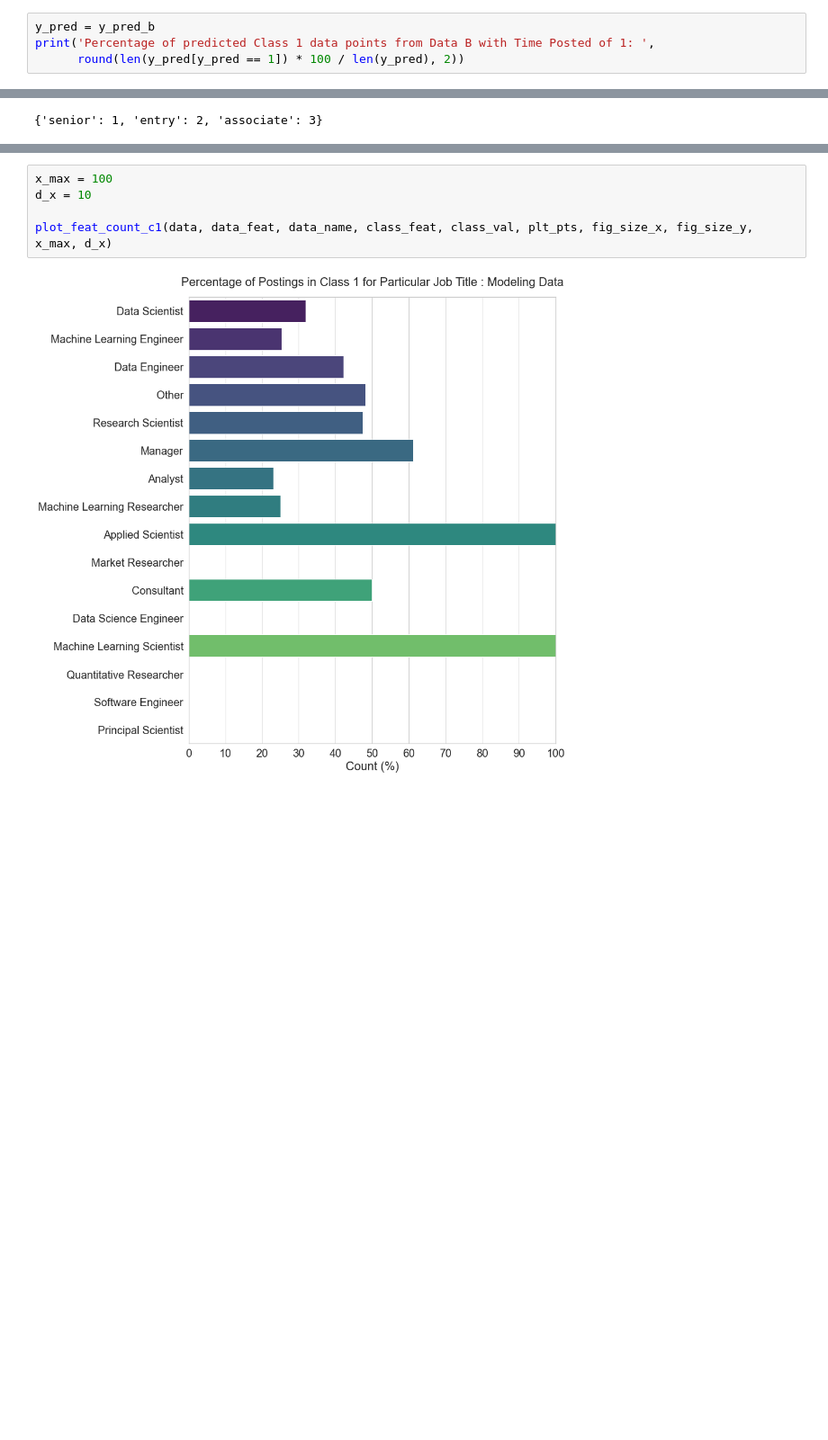
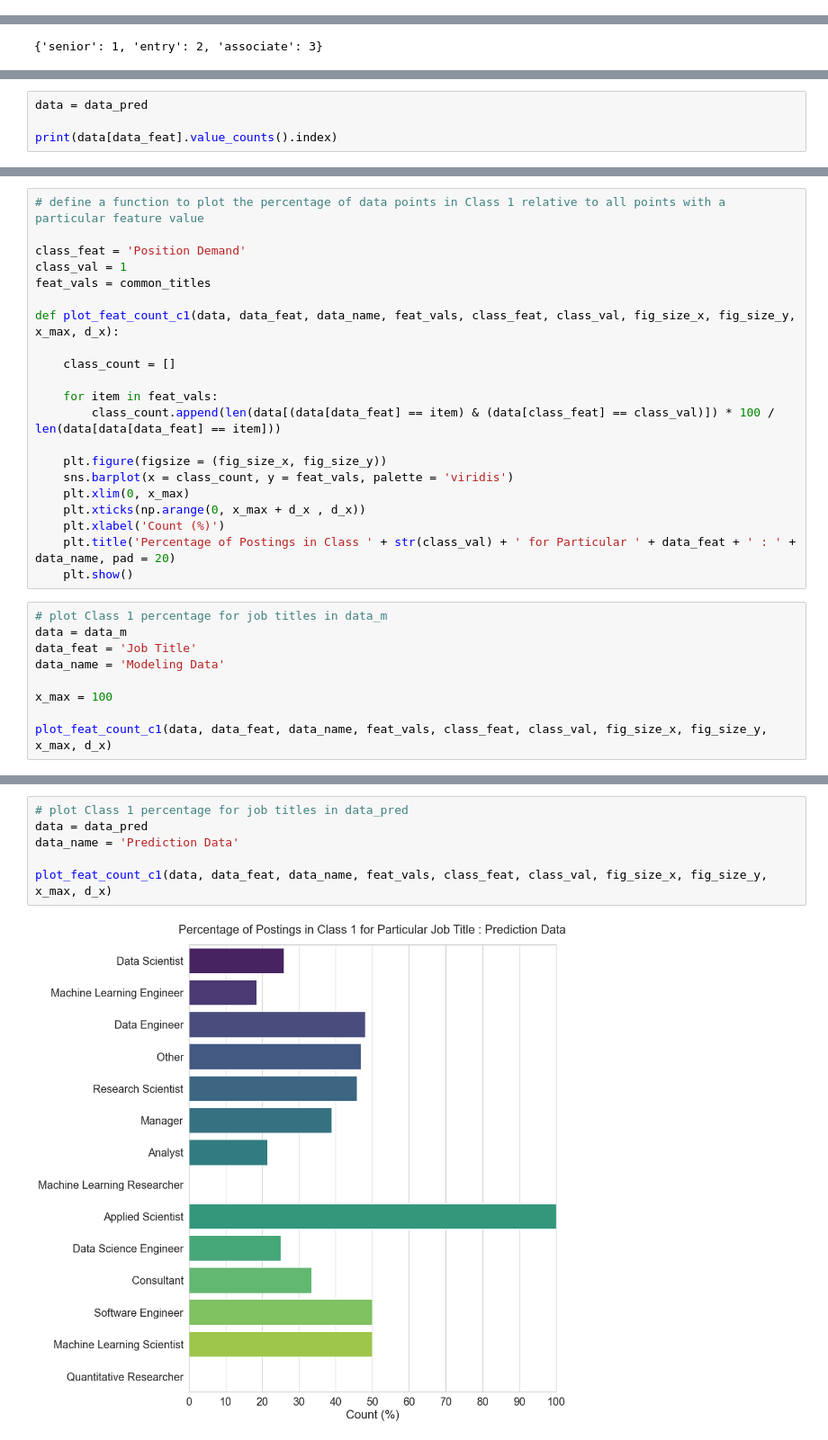
Before and after one commit to marin-stoytchev/Springboard-projects, a Jupyter notebook: CapstoneProject_3/capstone_project3_model.ipynb, the cells around one changed output, grey strips where cells are left out. Shown at 90% size. Drawn from its saved outputs; the diff is of its cells as text; blank space fills up the shorter version.

```diff
--- a/CapstoneProject_3/capstone_project3_model.ipynb
+++ b/CapstoneProject_3/capstone_project3_model.ipynb
@@ -1558,4 +1222,0 @@ Percentage of predicted Class 1 data points from Data A with Time Posted of 1:
-# %%
-y_pred = y_pred_b
-print('Percentage of predicted Class 1 data points from Data B with Time Posted of 1: ',
-      round(len(y_pred[y_pred == 1]) * 100 / len(y_pred), 2))
@@ -1840,0 +1494,4 @@ plot_feat_count(data, data_feat, data_name, plt_pts, fig_size_x, fig_size_y, x_m
+# %%
+data = data_pred
+
+print(data[data_feat].value_counts().index)
@@ -1840,0 +1521,30 @@ plot_feat_count(data, data_feat, data_name, plt_pts, fig_size_x, fig_size_y, x_m
+# %%
+# define a function to plot the percentage of data points in Class 1 relative to all points with a particular feature value
+
+class_feat = 'Position Demand'
+class_val = 1
+feat_vals = common_titles
+
+def plot_feat_count_c1(data, data_feat, data_name, feat_vals, class_feat, class_val, fig_size_x, fig_size_y, x_max, d_x):
+
+    class_count = []
+
+    for item in feat_vals:
+        class_count.append(len(data[(data[data_feat] == item) & (data[class_feat] == class_val)]) * 100 / len(data[data[data_feat] == item]))
+
+    plt.figure(figsize = (fig_size_x, fig_size_y))
+    sns.barplot(x = class_count, y = feat_vals, palette = 'viridis')
+    plt.xlim(0, x_max)
+    plt.xticks(np.arange(0, x_max + d_x , d_x))
+    plt.xlabel('Count (%)')
+    plt.title('Percentage of Postings in Class ' + str(class_val) + ' for Particular ' + data_feat + ' : ' + data_name, pad = 20)
+    plt.show()
+# %%
+# plot Class 1 percentage for job titles in data_m
+data = data_m
+data_feat = 'Job Title'
+data_name = 'Modeling Data'
+
+x_max = 100
+
+plot_feat_count_c1(data, data_feat, data_name, feat_vals, class_feat, class_val, fig_size_x, fig_size_y, x_max, d_x)
@@ -1841,7 +1553,8 @@ plot_feat_count(data, data_feat, data_name, plt_pts, fig_size_x, fig_size_y, x_m
 # %%
-x_max = 100
-d_x = 10
+# plot Class 1 percentage for job titles in data_pred
+data = data_pred
+data_name = 'Prediction Data'
 
-plot_feat_count_c1(data, data_feat, data_name, class_feat, class_val, plt_pts, fig_size_x, fig_size_y, x_max, d_x)
+plot_feat_count_c1(data, data_feat, data_name, feat_vals, class_feat, class_val, fig_size_x, fig_size_y, x_max, d_x)
 # %% [output]
-[figure, old version]
+[figure, new version]
```
Also changed, not shown: parts of 216 cells of this notebook.
